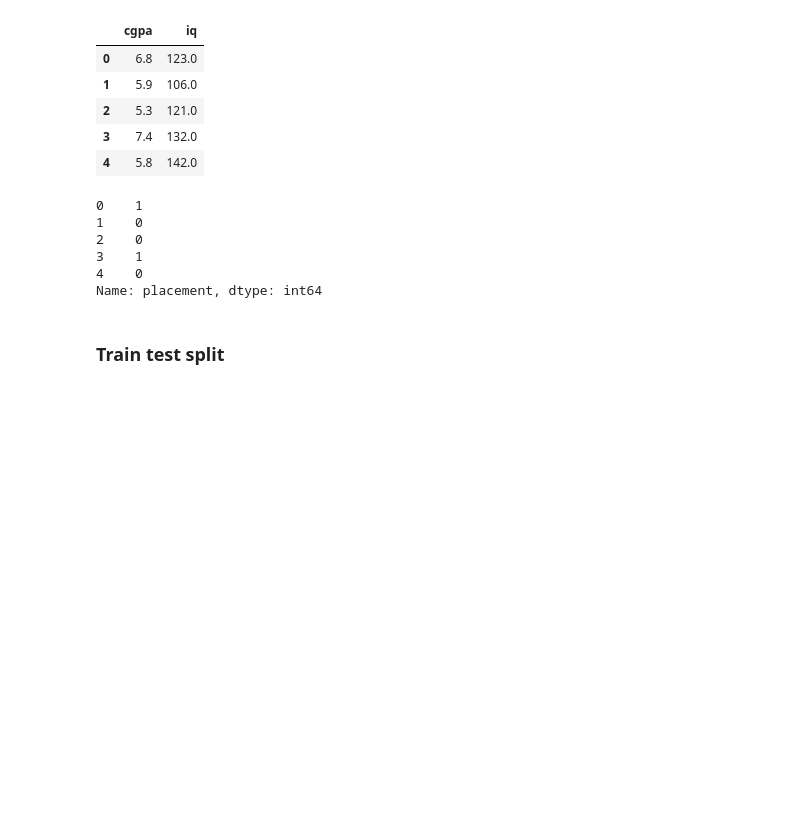
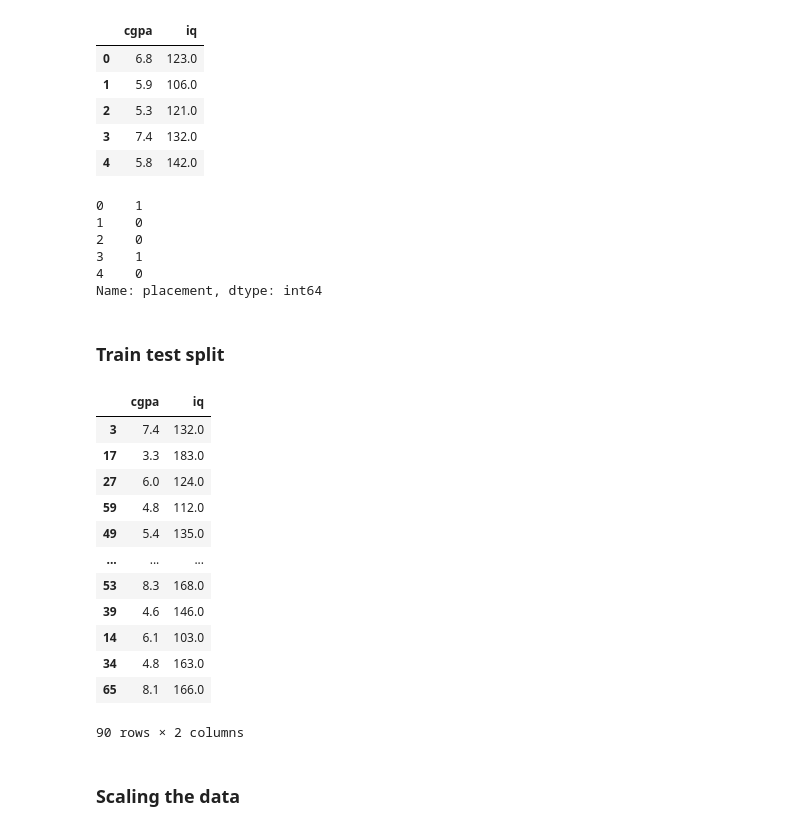
Before and after one commit to bharat856/Logistic-Regression, a Jupyter notebook: Logistic regression.ipynb, the cells around one changed output. Cells and saved outputs as stored; diff of their text form; code cells hidden in the pictures; blank space fills up the shorter version.

Commit message:
Scaling of data and fitting into logistic regression done

```diff
--- a/Logistic regression.ipynb
+++ b/Logistic regression.ipynb
@@ -83,5 +84,23 @@ y.head()
 Name: placement, dtype: int64
 # %% [markdown]
 ### Train test split
-# %%
-train_test_split(X,)
+# %%
+X_train, X_test, y_train, y_test = train_test_split(X,y, test_size=0.1)
+# %%
+X_train
+# %% [output]
+|  | cgpa | iq |
+| 3 | 7.4 | 132.0 |
+| 17 | 3.3 | 183.0 |
+| 27 | 6.0 | 124.0 |
+| 59 | 4.8 | 112.0 |
+| 49 | 5.4 | 135.0 |
+| ... | ... | ... |
+| 53 | 8.3 | 168.0 |
+| 39 | 4.6 | 146.0 |
+| 14 | 6.1 | 103.0 |
+| 34 | 4.8 | 163.0 |
+| 65 | 8.1 | 166.0 |
+90 rows × 2 columns
+# %% [markdown]
+### Scaling the data
```
Also changed, not shown: parts of 4 cells of this notebook.
